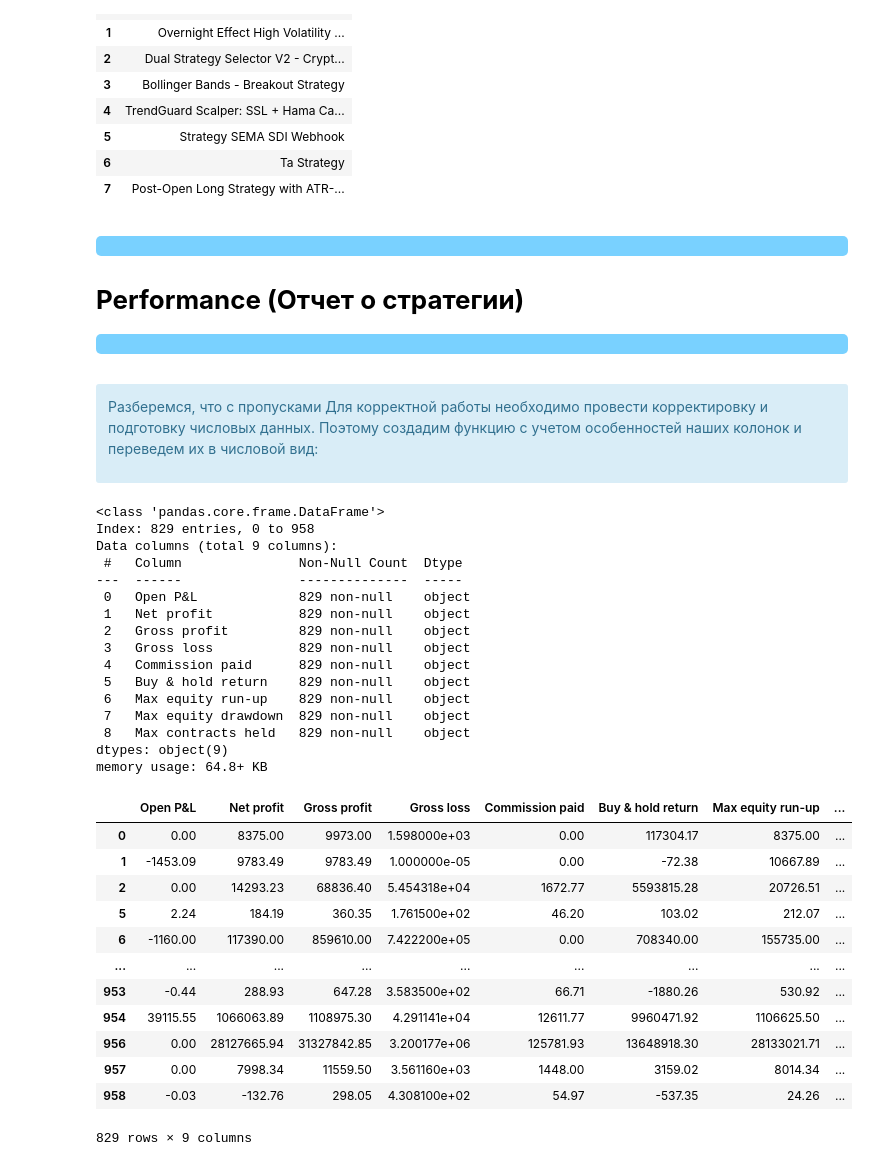
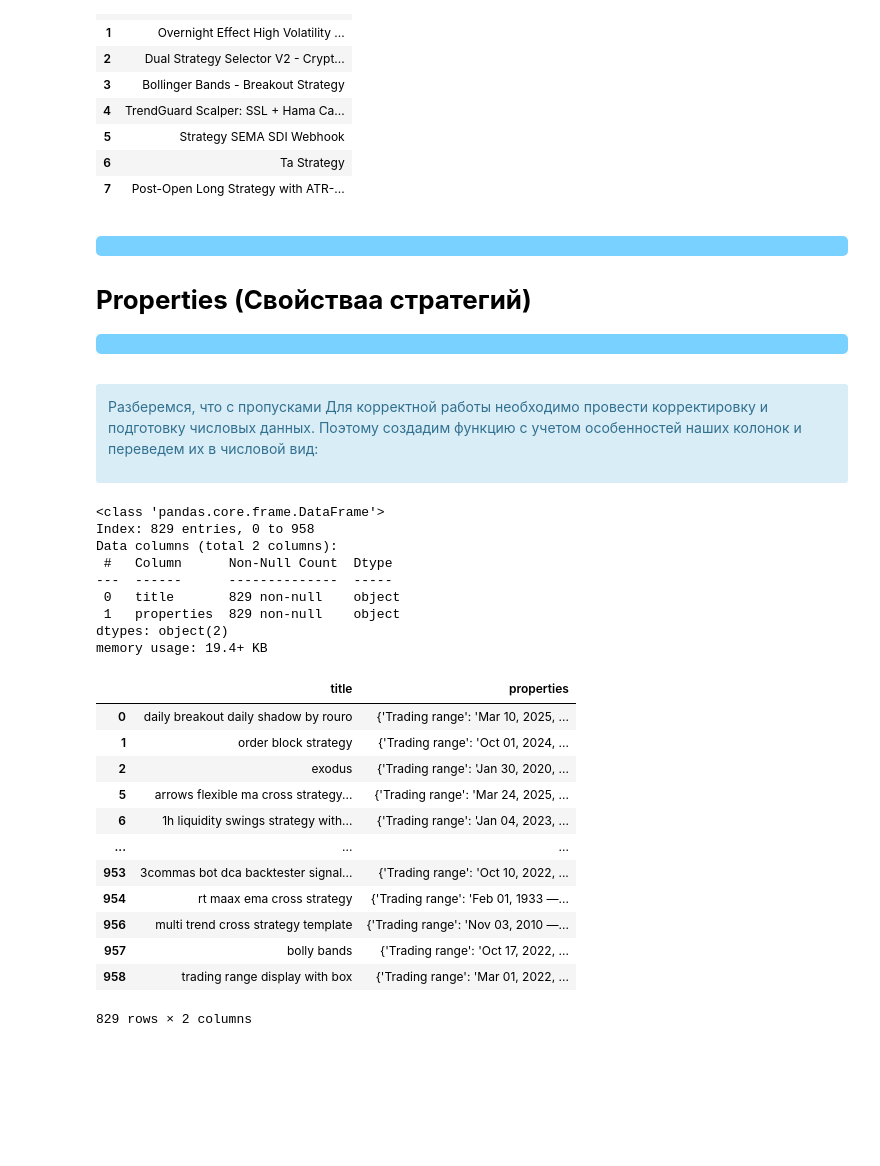
Before and after one commit to xndrf/2engine, a Jupyter notebook: EDA.ipynb, the cells around one changed output. Saved outputs shown, nothing was run; the diff lists cells and outputs as text; code cells hidden in the pictures; blank space fills up the shorter version.

```diff
--- a/EDA.ipynb
+++ b/EDA.ipynb
@@ -680,7 +680,7 @@ top_20_strategy
 <a id='1'></a>
 <p style = "background-color : #79d1ff; border-radius: 5px 5px; padding : 10px"><strong>
 
-# Performance (Отчет о стратегии)
+# Properties (Свойстваа стратегий)
 
 <p style = "background-color : #79d1ff; border-radius: 5px 5px; padding : 10px"><strong>
 # %% [markdown]
@@ -690,41 +690,32 @@ top_20_strategy
 Для корректной работы необходимо провести корректировку и подготовку числовых данных. Поэтому создадим функцию с учетом особенностей наших колонок и переведем их в числовой вид:
 # %%
 # Для удобства создадим датасет с колонками по Отчетам о стратегии
-df_p = df[['Open P&L', 'Net profit', 'Gross profit', 'Gross loss', 'Commission paid', 'Buy & hold return', 'Max equity run-up', 'Max equity drawdown', 'Max contracts held',]]
+df_p = df[["title", 'properties']]
 # %%
 df_p.info()
 # %% [output]
 <class 'pandas.core.frame.DataFrame'>
 Index: 829 entries, 0 to 958
-Data columns (total 9 columns):
- #   Column               Non-Null Count  Dtype
----  ------               --------------  -----
- 0   Open P&L             829 non-null    object
- 1   Net profit           829 non-null    object
- 2   Gross profit         829 non-null    object
- 3   Gross loss           829 non-null    object
- 4   Commission paid      829 non-null    object
- 5   Buy & hold return    829 non-null    object
- 6   Max equity run-up    829 non-null    object
- 7   Max equity drawdown  829 non-null    object
- 8   Max contracts held   829 non-null    object
-dtypes: object(9)
-memory usage: 64.8+ KB
+Data columns (total 2 columns):
+ #   Column      Non-Null Count  Dtype
+---  ------      --------------  -----
+ 0   title       829 non-null    object
+ 1   properties  829 non-null    object
+dtypes: object(2)
+memory usage: 19.4+ KB
 # %%
-# Приведем object в float
-df_p = df_p.map(convert_to_numeric)
 df_p
 # %% [output]
-|  | Open P&L | Net profit | Gross profit | Gross loss | Commission paid | Buy & hold return | Max equity run-up | ... |
-| 0 | 0.00 | 8375.00 | 9973.00 | 1.598000e+03 | 0.00 | 117304.17 | 8375.00 | ... |
-| 1 | -1453.09 | 9783.49 | 9783.49 | 1.000000e-05 | 0.00 | -72.38 | 10667.89 | ... |
-| 2 | 0.00 | 14293.23 | 68836.40 | 5.454318e+04 | 1672.77 | 5593815.28 | 20726.51 | ... |
-| 5 | 2.24 | 184.19 | 360.35 | 1.761500e+02 | 46.20 | 103.02 | 212.07 | ... |
-| 6 | -1160.00 | 117390.00 | 859610.00 | 7.422200e+05 | 0.00 | 708340.00 | 155735.00 | ... |
-| ... | ... | ... | ... | ... | ... | ... | ... | ... |
-| 953 | -0.44 | 288.93 | 647.28 | 3.583500e+02 | 66.71 | -1880.26 | 530.92 | ... |
-| 954 | 39115.55 | 1066063.89 | 1108975.30 | 4.291141e+04 | 12611.77 | 9960471.92 | 1106625.50 | ... |
-| 956 | 0.00 | 28127665.94 | 31327842.85 | 3.200177e+06 | 125781.93 | 13648918.30 | 28133021.71 | ... |
-| 957 | 0.00 | 7998.34 | 11559.50 | 3.561160e+03 | 1448.00 | 3159.02 | 8014.34 | ... |
-| 958 | -0.03 | -132.76 | 298.05 | 4.308100e+02 | 54.97 | -537.35 | 24.26 | ... |
+|  | title | properties |
+| 0 | daily breakout daily shadow by rouro | {'Trading range': 'Mar 10, 2025, ... |
+| 1 | order block strategy | {'Trading range': 'Oct 01, 2024, ... |
+| 2 | exodus | {'Trading range': 'Jan 30, 2020, ... |
+| 5 | arrows flexible ma cross strategy... | {'Trading range': 'Mar 24, 2025, ... |
+| 6 | 1h liquidity swings strategy with... | {'Trading range': 'Jan 04, 2023, ... |
+| ... | ... | ... |
+| 953 | 3commas bot dca backtester signal... | {'Trading range': 'Oct 10, 2022, ... |
+| 954 | rt maax ema cross strategy | {'Trading range': 'Feb 01, 1933 —... |
+| 956 | multi trend cross strategy template | {'Trading range': 'Nov 03, 2010 —... |
+| 957 | bolly bands | {'Trading range': 'Oct 17, 2022, ... |
+| 958 | trading range display with box | {'Trading range': 'Mar 01, 2022, ... |
-829 rows × 9 columns
+829 rows × 2 columns
```
Also changed, not shown: parts of 1 cell of this notebook, 2 other files.
